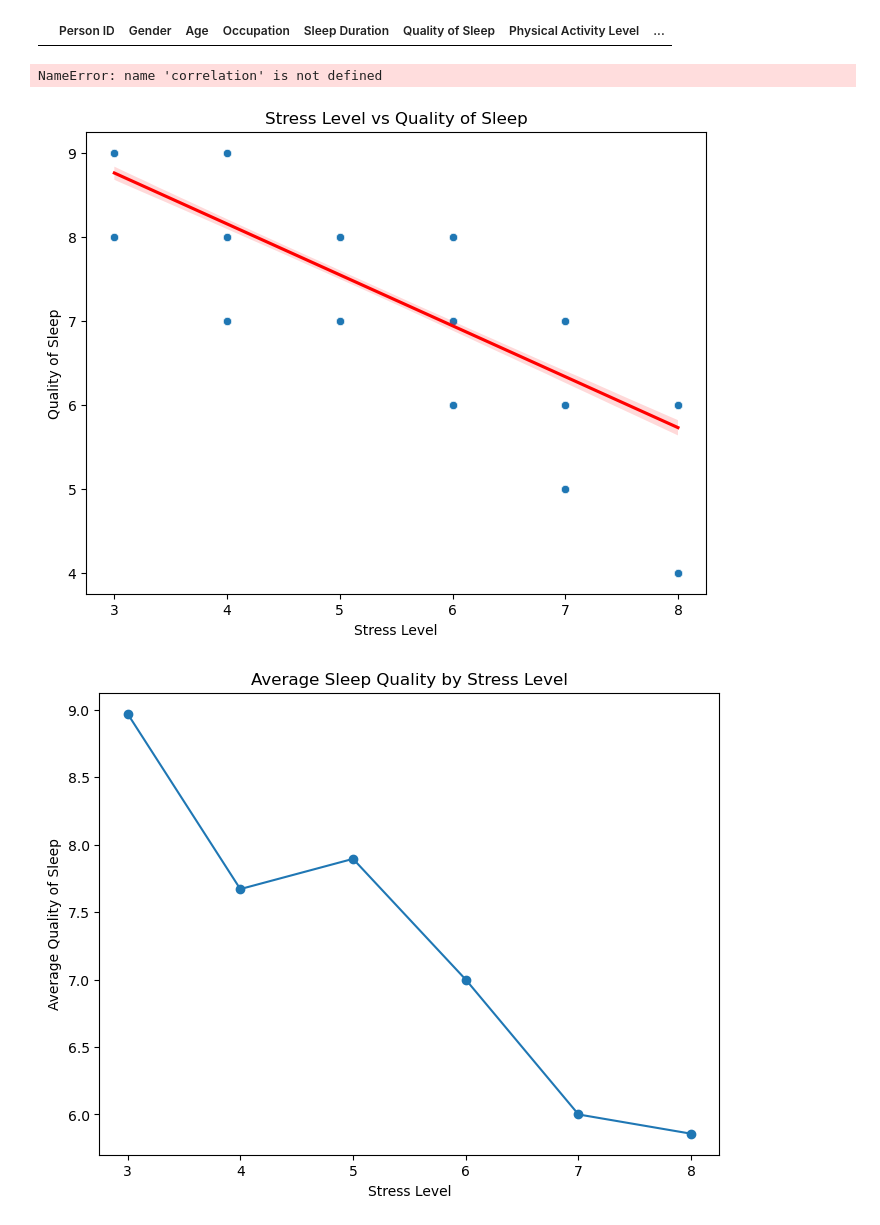
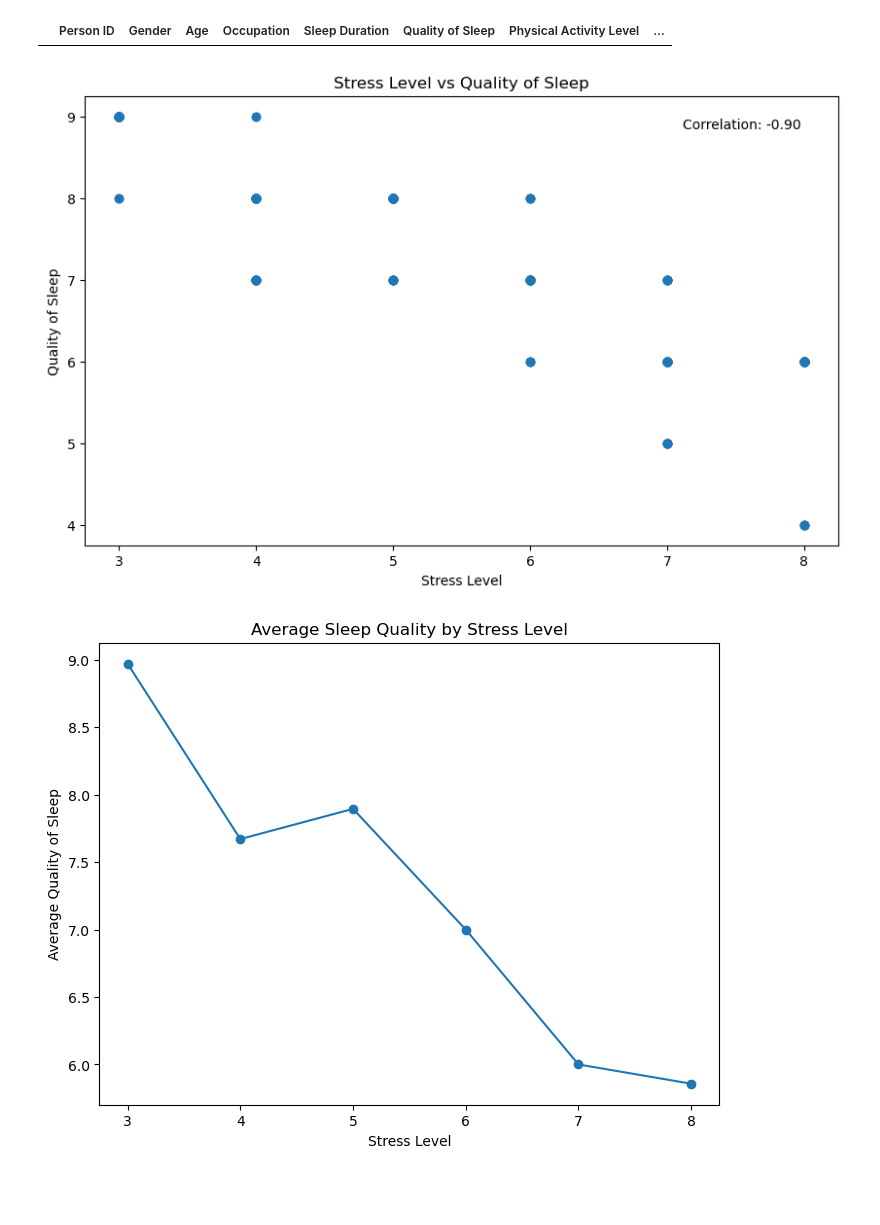
Before and after one commit to tkhong-gif/DTSC_2301, a Jupyter notebook: Data Science project 1.ipynb, the cells around one changed output. Cells and saved outputs as stored; diff of their text form; code cells hidden in the pictures; blank space fills up the shorter version.

```diff
--- a/Data Science project 1.ipynb
+++ b/Data Science project 1.ipynb
@@ -76,21 +76,30 @@ df[(df['Stress Level'] < 1) | (df['Stress Level'] > 10) |
 # %% [output]
 |  | Person ID | Gender | Age | Occupation | Sleep Duration | Quality of Sleep | Physical Activity Level | ... |
 # %%
-# Visualize the relationship with a scatter plot and regression line, including the correlation coefficient
-plt.figure(figsize=(8, 6))
-sns.scatterplot(data=df, x='Stress Level', y='Quality of Sleep')
-sns.regplot(data=df, x='Stress Level', y='Quality of Sleep', scatter=False, color='red')
+
+# Calculate correlation
+correlation = df['Stress Level'].corr(df['Quality of Sleep'])
+
+# Create scatterplot
+plt.figure(figsize=(10,6))
+plt.scatter(df['Stress Level'], df['Quality of Sleep'])
+
 plt.title('Stress Level vs Quality of Sleep')
 plt.xlabel('Stress Level')
 plt.ylabel('Quality of Sleep')
 
-# Add the correlation coefficient to the plot
-plt.text(1, 9, f"Correlation: {correlation:.2f}", fontsize=12, color='blue')
+# Add correlation text (top right)
+plt.text(
+    0.95, 0.95,
+    f'Correlation: {correlation:.2f}',
+    transform=plt.gca().transAxes,
+    horizontalalignment='right',
+    verticalalignment='top'
+)
 
 plt.show()
 # %% [output]
-NameError: name 'correlation' is not defined
-[figure, old version]
+[figure, new version]
 # %%
 mean_values = df.groupby('Stress Level')['Quality of Sleep'].mean()
 
```
Also changed, not shown: parts of 2 cells of this notebook, 2 other files.
